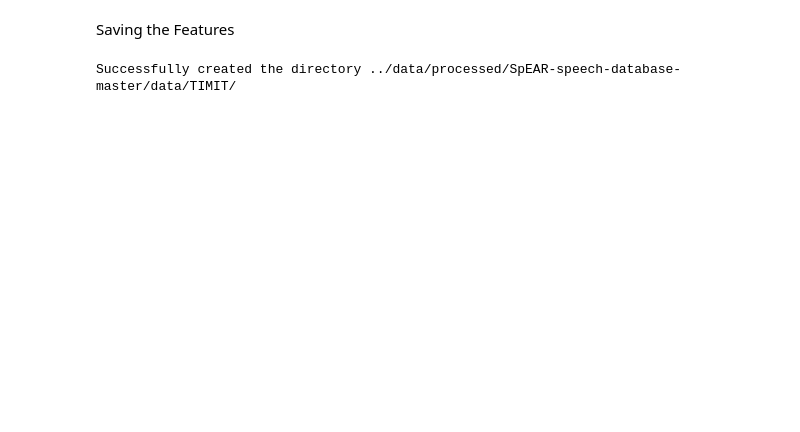
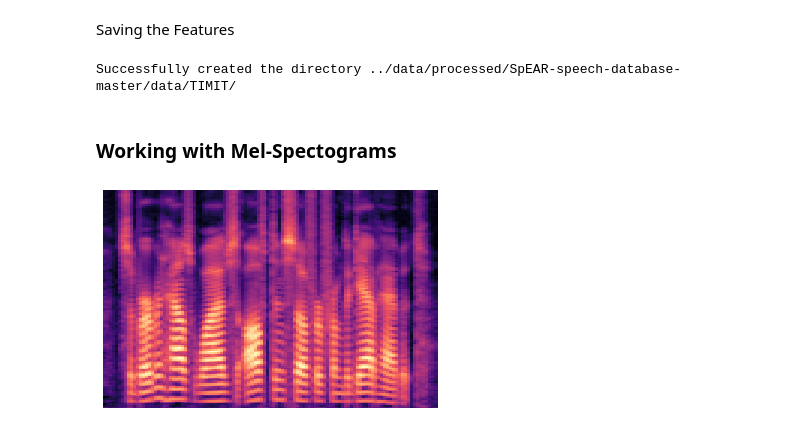
Before and after one commit to cseale/fix-it-in-post.net, a Jupyter notebook: notebooks/SpEAR-speech-database.ipynb, the cells around one changed output. Saved outputs shown, nothing was run; the diff lists cells and outputs as text; code cells hidden in the pictures; blank space fills up the shorter version.

Commit message:
added some visualisations of mel-spectograms before and after denoising

```diff
--- a/notebooks/SpEAR-speech-database.ipynb
+++ b/notebooks/SpEAR-speech-database.ipynb
@@ -127,3 +127,13 @@ torch.save(mfcc_pt, "{}{}".format(PROCESSED, audio_file.replace(".wav", ".pt")))
 print("features saved")
 # %% [output]
 Successfully created the directory ../data/processed/SpEAR-speech-database-master/data/TIMIT/
+# %% [markdown]
+### Working with Mel-Spectograms
+# %%
+import matplotlib.pyplot as plt
+
+S = librosa.feature.melspectrogram(y=samples.astype(float), sr=sample_rate)
+librosa.display.specshow(librosa.power_to_db(S, ref=np.max))
+plt.show()
+# %% [output]
+[figure, added]
```
Also changed, not shown: parts of 3 cells of this notebook.
